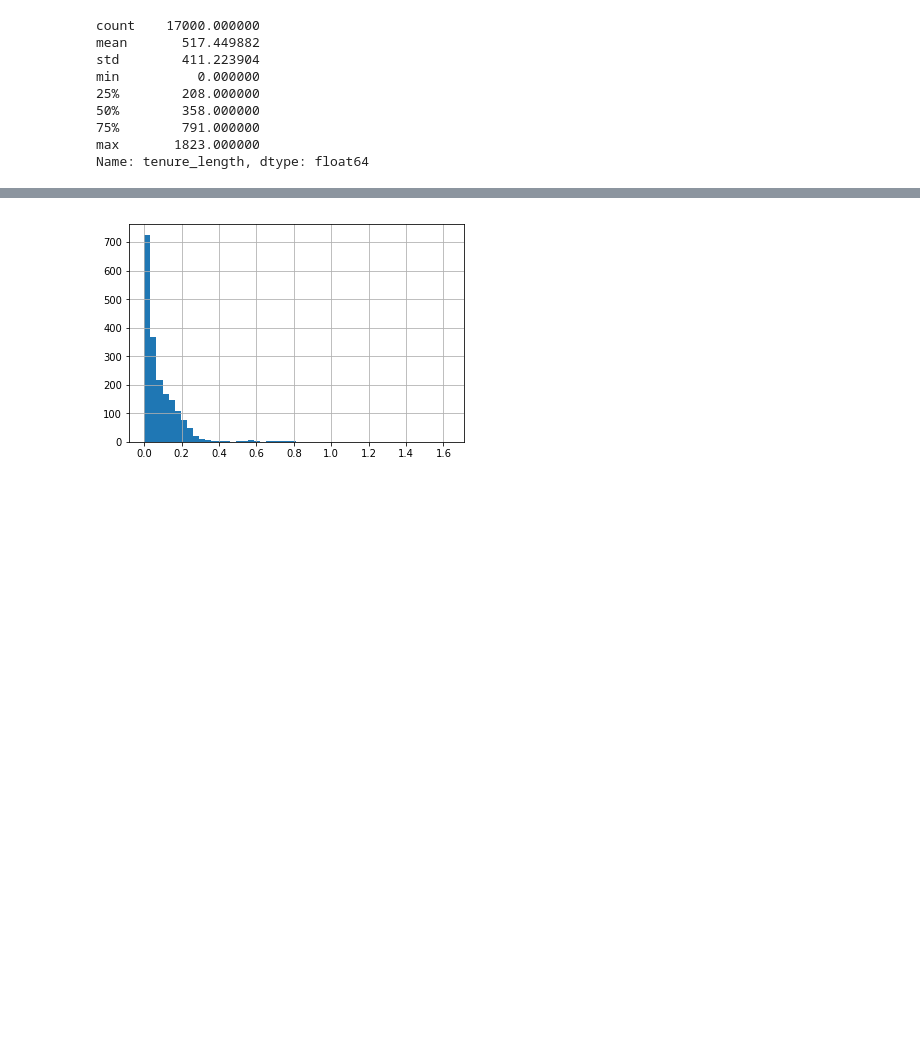
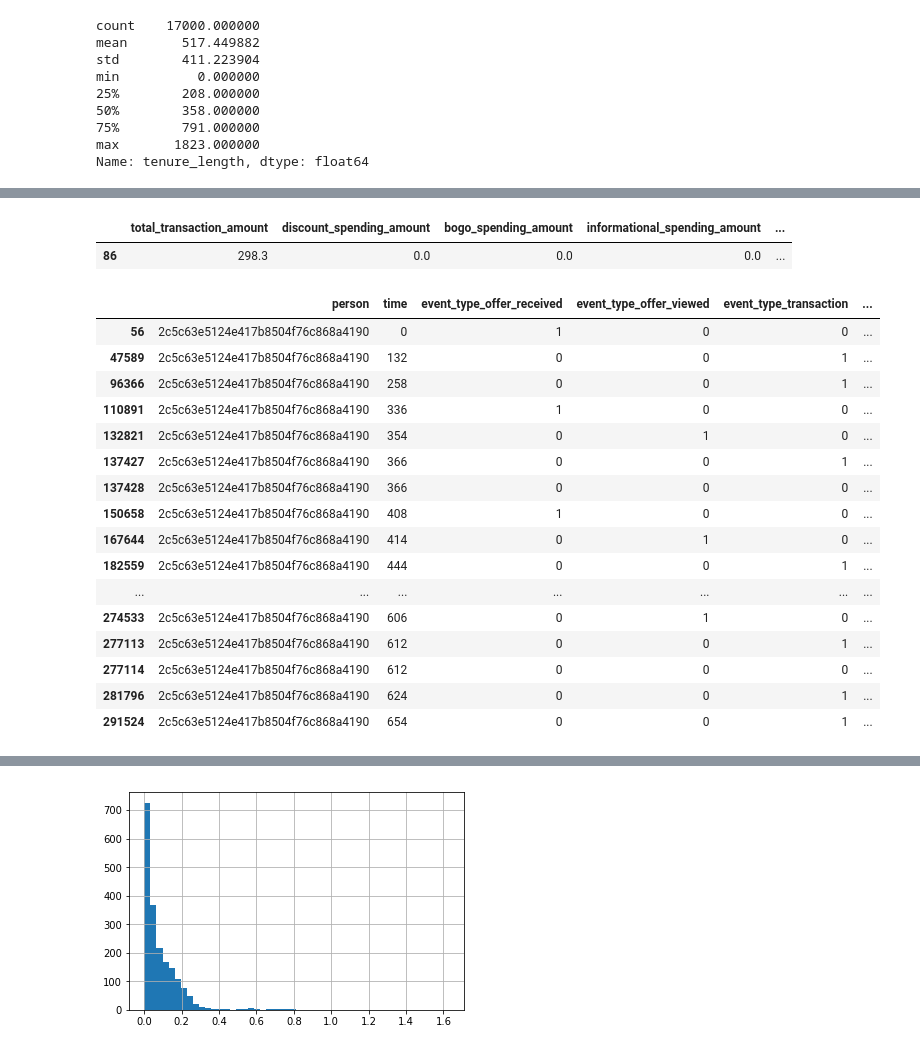
Before and after one commit to keigito/Starbucks_Customer_Analysis, a Jupyter notebook: Starbucks_Capstone_notebook.ipynb, the cells around one changed output, grey strips where cells are left out. Drawn from its saved outputs; the diff is of its cells as text; code cells hidden in the pictures; blank space fills up the shorter version.

```diff
--- a/Starbucks_Capstone_notebook.ipynb
+++ b/Starbucks_Capstone_notebook.ipynb
@@ -684,3 +686,28 @@ profile["discount_avg_receive_to_view_time"] = discount_avg_receive_to_view_time
 profile["bogo_avg_receive_to_view_time"] = bogo_avg_receive_to_view_time_list
 profile["discount_avg_view_to_complete_time"] = discount_avg_view_to_complete_time_list
 profile["bogo_avg_view_to_complete_time"] = bogo_avg_view_to_complete_time_list
+# %%
+profile.loc[86:86, ["total_transaction_amount", "discount_spending_amount", "bogo_spending_amount", "informational_spending_amount", "no_promotions_spending_amount", "outlier_spending_amount"]]
+# %% [output]
+|  | total_transaction_amount | discount_spending_amount | bogo_spending_amount | informational_spending_amount | ... |
+| 86 | 298.3 | 0.0 | 0.0 | 0.0 | ... |
+# %%
+transcript[(transcript["person"] == "2c5c63e5124e417b8504f76c868a4190")]
+# %% [output]
+|  | person | time | event_type_offer_received | event_type_offer_viewed | event_type_transaction | ... |
+| 56 | 2c5c63e5124e417b8504f76c868a4190 | 0 | 1 | 0 | 0 | ... |
+| 47589 | 2c5c63e5124e417b8504f76c868a4190 | 132 | 0 | 0 | 1 | ... |
+| 96366 | 2c5c63e5124e417b8504f76c868a4190 | 258 | 0 | 0 | 1 | ... |
+| 110891 | 2c5c63e5124e417b8504f76c868a4190 | 336 | 1 | 0 | 0 | ... |
+| 132821 | 2c5c63e5124e417b8504f76c868a4190 | 354 | 0 | 1 | 0 | ... |
+| 137427 | 2c5c63e5124e417b8504f76c868a4190 | 366 | 0 | 0 | 1 | ... |
+| 137428 | 2c5c63e5124e417b8504f76c868a4190 | 366 | 0 | 0 | 0 | ... |
+| 150658 | 2c5c63e5124e417b8504f76c868a4190 | 408 | 1 | 0 | 0 | ... |
+| 167644 | 2c5c63e5124e417b8504f76c868a4190 | 414 | 0 | 1 | 0 | ... |
+| 182559 | 2c5c63e5124e417b8504f76c868a4190 | 444 | 0 | 0 | 1 | ... |
+| ... | ... | ... | ... | ... | ... | ... |
+| 274533 | 2c5c63e5124e417b8504f76c868a4190 | 606 | 0 | 1 | 0 | ... |
+| 277113 | 2c5c63e5124e417b8504f76c868a4190 | 612 | 0 | 0 | 1 | ... |
+| 277114 | 2c5c63e5124e417b8504f76c868a4190 | 612 | 0 | 0 | 0 | ... |
+| 281796 | 2c5c63e5124e417b8504f76c868a4190 | 624 | 0 | 0 | 1 | ... |
+| 291524 | 2c5c63e5124e417b8504f76c868a4190 | 654 | 0 | 0 | 1 | ... |
```
Also changed, not shown: parts of 15 cells of this notebook.
